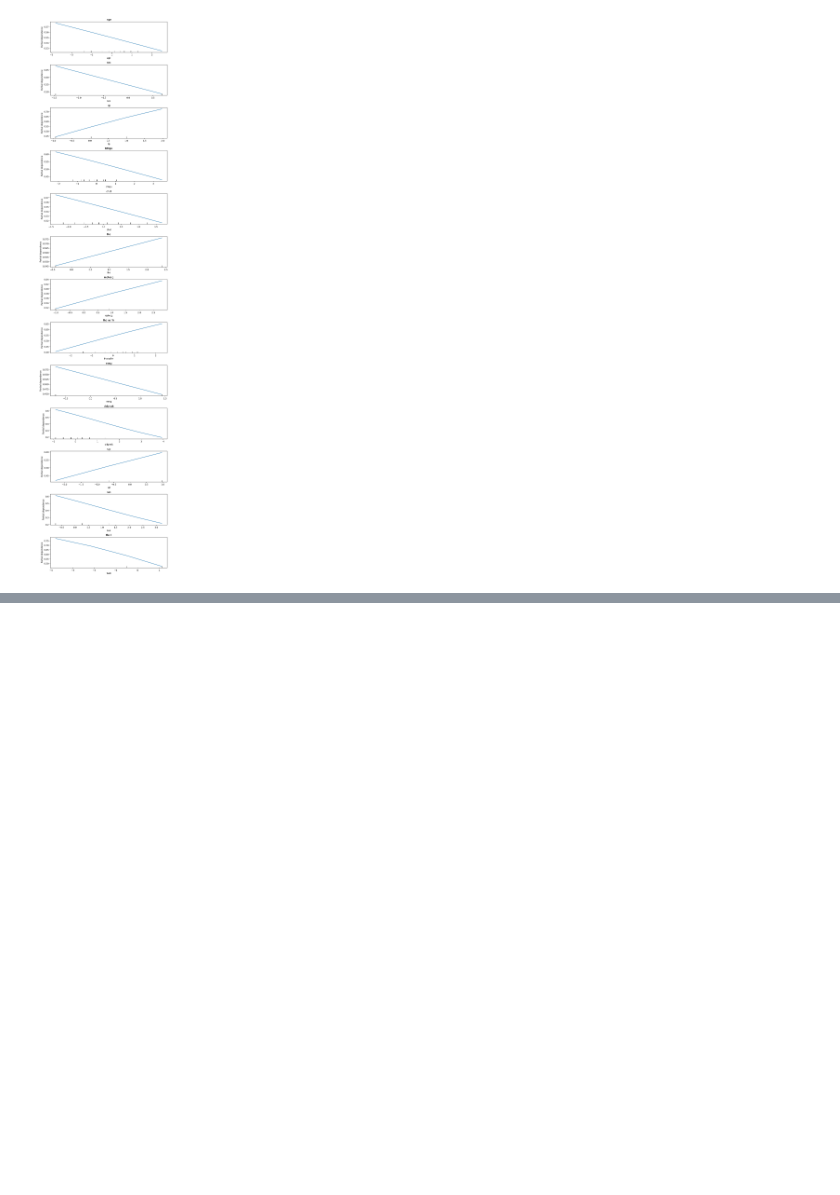
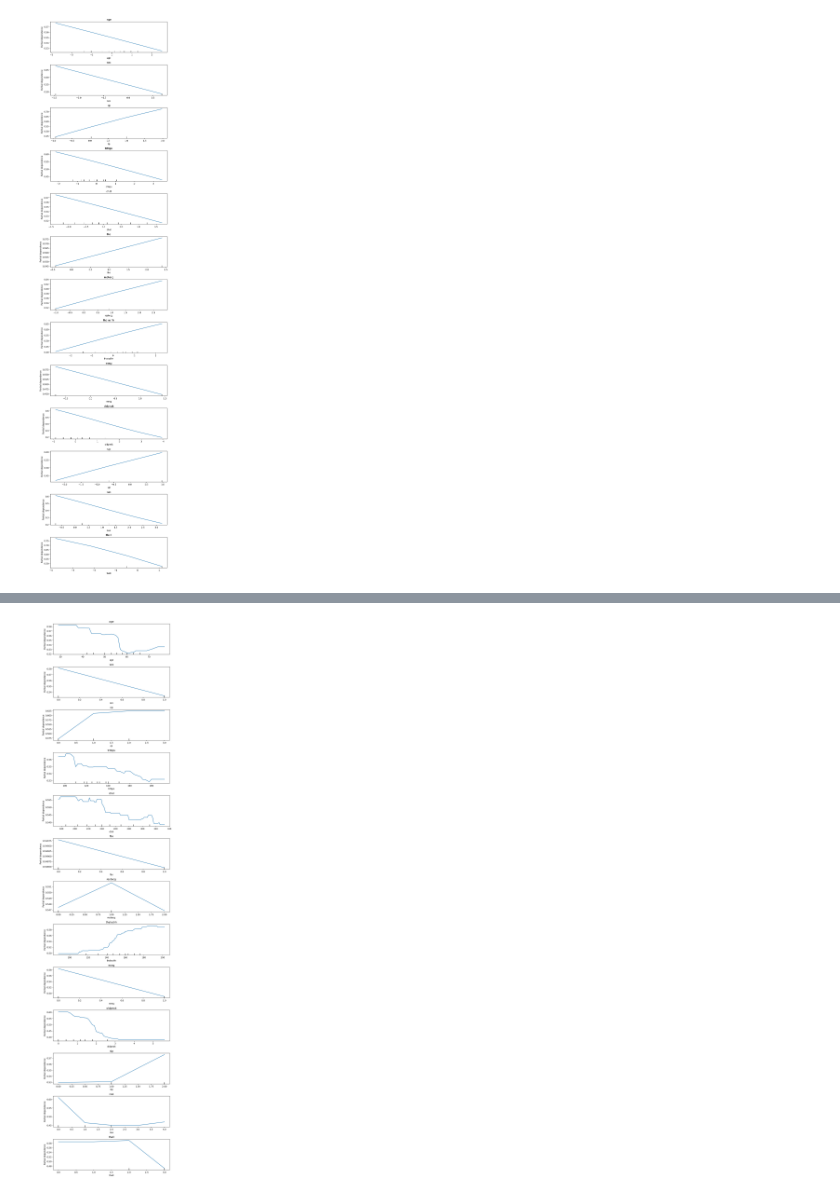
Before and after one commit to OOS-Team/DsKi_Erkl-rbarkeit_Algorithmen, a Jupyter notebook: Heart Attack/Heart_attack.ipynb, the cells around one changed output, grey strips where cells are left out. Cells and saved outputs as stored; diff of their text form; code cells hidden in the pictures; blank space fills up the shorter version.

Commit message:
random forest und formattierung

```diff
--- a/Heart Attack/Heart_attack.ipynb
+++ b/Heart Attack/Heart_attack.ipynb
@@ -195,7 +228,7 @@ fig, ax = plt.subplots(len(feature_names), 1, figsize=(fig_width, fig_height_per
 
 # Erzeugen der Partial Dependence Plots
 for i, feature in enumerate(feature_names):
-    disp = PartialDependenceDisplay.from_estimator(model, X_train, features=[i],
+    disp = PartialDependenceDisplay.from_estimator(model, X_train_log, features=[i],
                                                    feature_names=feature_names, ax=ax[i])
     ax[i].set_ylabel('')  # Entfernen der y-Achsen-Beschriftung
     ax[i].set_title(feature)  # Setzen des Feature-Namens als Titel
@@ -208,0 +250,3 @@ plt.show()
+# %%
+# Aufteilung in Trainings- und Testdaten
+X_train_rf, X_test_rf, y_train_rf, y_test_rf = train_test_split(X, y, test_size=0.2, random_state=42)
@@ -208,0 +255,4 @@ plt.show()
+# %%
+model_rf = RandomForestClassifier(max_depth=3, random_state=10)
+# %%
+model_rf.fit(X_train_rf, y_train_rf)
@@ -208,0 +285,22 @@ plt.show()
+# %%
+# Ihre Feature-Namen
+feature_names = ['age', 'sex', 'cp', 'trtbps', 'chol', 'fbs', 'restecg', 'thalachh', 'exng', 'oldpeak', 'slp', 'caa', 'thall']
+
+# Plot der Partial Dependence Plots
+fig_width = 10  # Breite des Plots
+fig_height_per_subplot = 3  # Höhe pro Subplot
+fig, ax = plt.subplots(len(feature_names), 1, figsize=(fig_width, fig_height_per_subplot * len(feature_names)))
+
+# Erzeugen der Partial Dependence Plots
+for i, feature in enumerate(feature_names):
+    disp = PartialDependenceDisplay.from_estimator(model_rf, X_train_rf, features=[i],
+                                                   feature_names=feature_names, ax=ax[i])
+    ax[i].set_ylabel('')  # Entfernen der y-Achsen-Beschriftung
+    ax[i].set_title(feature)  # Setzen des Feature-Namens als Titel
+
+# Anpassung des Layouts
+fig.subplots_adjust(top=0.95, bottom=0.05, left=0.2, right=0.95, hspace=0.4, wspace=0.2)
+
+plt.show()
+# %% [output]
+[figure, added]
```
Also changed, not shown: parts of 22 cells of this notebook.
